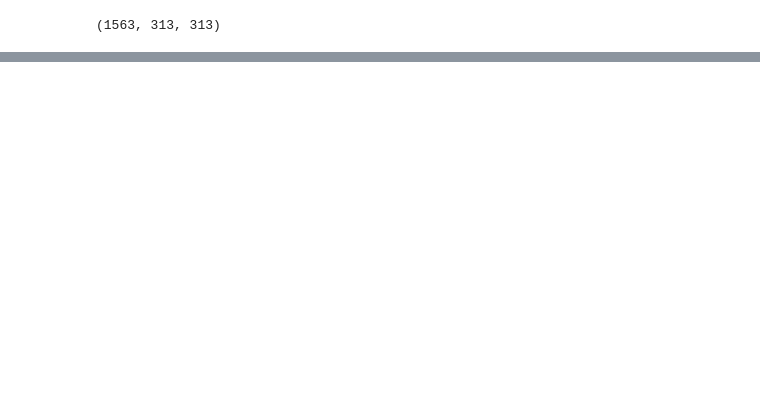
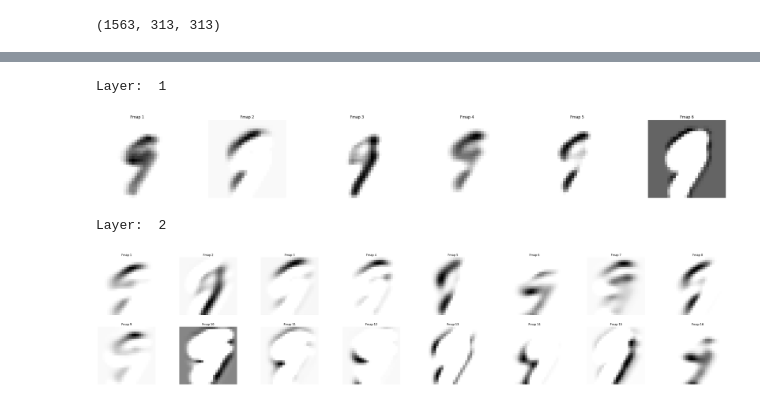
Before and after one commit to Sidharth-Darwin/PyTorch_Programs, a Jupyter notebook: LeNet.ipynb, the cells around one changed output, grey strips where cells are left out. Drawn from its saved outputs; the diff is of its cells as text; code cells hidden in the pictures; blank space fills up the shorter version.

```diff
--- a/LeNet.ipynb
+++ b/LeNet.ipynb
@@ -254,0 +334,18 @@ Test Avg Loss: 0.0598 Accuracy: 97.960
+# %%
+for layer_no, fmap_per_layer in enumerate(feature_maps):
+    fmap_per_layer = fmap_per_layer.squeeze().detach().cpu()
+    print("Layer: ", layer_no+1)
+    plt.figure(figsize=(50, 10))
+    for i in range(len(fmap_per_layer)):
+        fmap = fmap_per_layer[i].numpy()
+        fmap = np.where(fmap>0, fmap, np.zeros_like(fmap))
+        plt.subplot(2, 8, i+1)
+        plt.imshow(fmap, cmap=plt.cm.Greys)
+        plt.title(f"Fmap {i+1}")
+        plt.axis(False)
+    plt.show()
+# %% [output]
+Layer:  1
+[figure, added]
+Layer:  2
+[figure, added]
```
Also changed, not shown: parts of 13 cells of this notebook.
